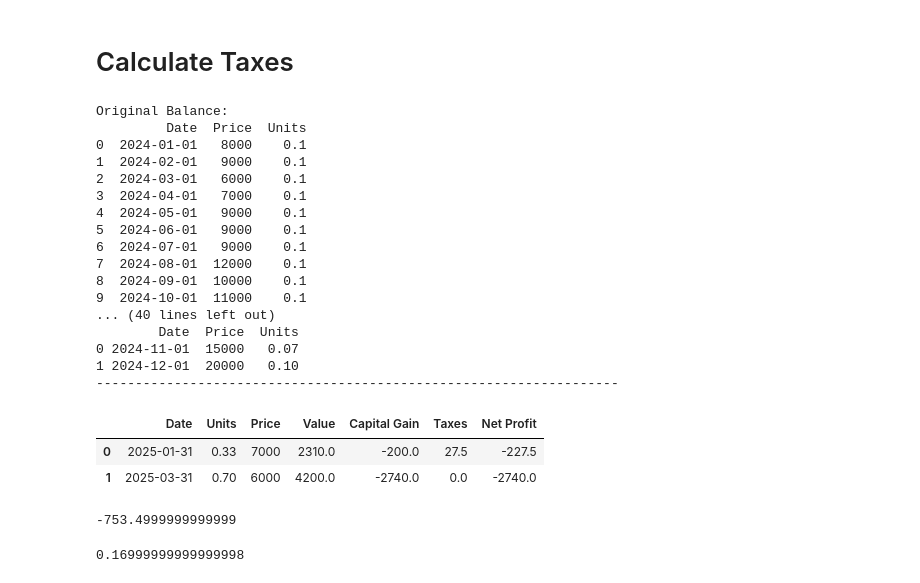
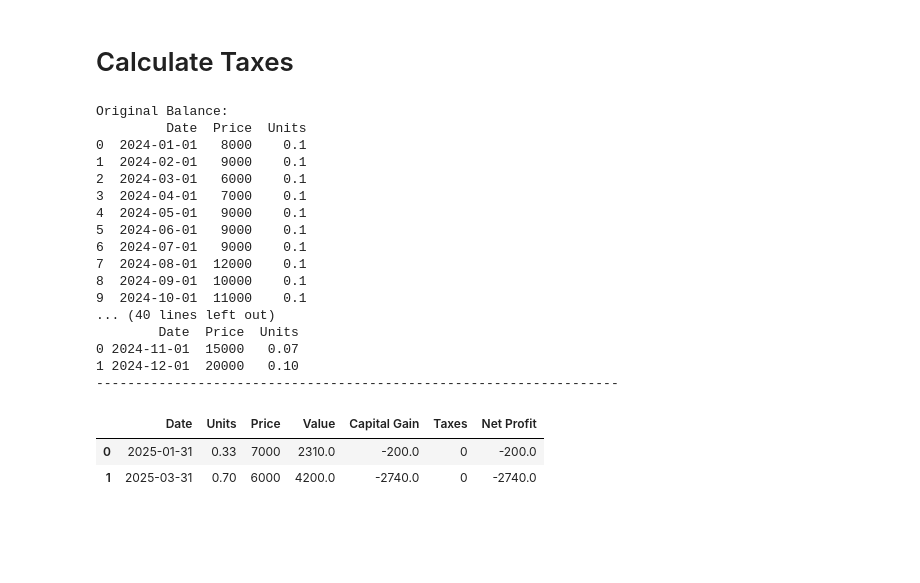
Before and after one commit to FedericoGentile/capital-gains-tax-calculator, a Jupyter notebook: tax_calculator_simulator.ipynb, the cells around one changed output. Drawn from its saved outputs; the diff is of its cells as text; code cells hidden in the pictures; blank space fills up the shorter version.

```diff
--- a/tax_calculator_simulator.ipynb
+++ b/tax_calculator_simulator.ipynb
@@ -256,8 +255,8 @@ for i, row_s in df_sales.iterrows():
       tot_units_sold = 0  # Keep track of how many units have been removed from balance
       total_units_to_sell = row_s['Units']  # Total units to sell
       units_to_sell = total_units_to_sell # Initialize value
-      capital_gains_list = [0] # Initliaze capital gains
-      taxes_list = [0] # Initliaze taxes
+      capital_gains = 0 # Initliaze capital gains
+      taxes = 0 # Initliaze taxes
       flag = False # Initialize flag to interrupt for loop when no more units to sell
       for j, row_b in df_balance_temp.iterrows():
         # check if first purchase in list is greater/less than units to sell
@@ -274,11 +273,7 @@ for i, row_s in df_sales.iterrows():
 
         # Calculate taxes only if capital gain is > 0
         capital_gain = units_sold*(row_s['Price'] - row_b['Price'])
-        capital_gains_list.append(capital_gain)
-        if capital_gain > 0:
-          taxes_list.append(capital_gain * TAX_RATE)
-        else:
-          taxes_list.append(0)
+        capital_gains += capital_gain
 
         if VERBOSE:
           print(f"Purchased {row_b['Units']} units at {row_b['Price']} and sold them at {row_s['Price']}. Capital gain {round(capital_gain,2)}")
@@ -287,9 +282,8 @@ for i, row_s in df_sales.iterrows():
         if flag:
           break
 
-      # Calculate total capital_gains and taxes
-      capital_gains = np.sum(capital_gains_list)
-      taxes = np.sum(taxes_list)
+      if capital_gains > 0:
+        taxes = capital_gains * TAX_RATE
 
       # Store profit/taxes infos in sales dataframe
       sales_infos.append({'Capital Gain':capital_gains,
@@ -319,36 +313,32 @@ for i, row_s in df_sales.iterrows():
     if VERBOSE:
       print("Updated Balance:")
       print(df_balance)
       print('-------------------------------------------------------------------\n')
   else:
     raise Exception(f"Too many units to be sold! {row_s['Units']} > {df_balance_temp['Units'].sum()}")
 
 # Add sales additional infos
 df_sales = df_sales.join(pd.DataFrame(sales_infos))
 
 df_sales
 # %% [output]
 Original Balance:
          Date  Price  Units
 0  2024-01-01   8000    0.1
 1  2024-02-01   9000    0.1
 2  2024-03-01   6000    0.1
 3  2024-04-01   7000    0.1
 4  2024-05-01   9000    0.1
 5  2024-06-01   9000    0.1
 6  2024-07-01   9000    0.1
 7  2024-08-01  12000    0.1
 8  2024-09-01  10000    0.1
 9  2024-10-01  11000    0.1
 ... (40 lines left out)
         Date  Price  Units
 0 2024-11-01  15000   0.07
 1 2024-12-01  20000   0.10
 -------------------------------------------------------------------
 |  | Date | Units | Price | Value | Capital Gain | Taxes | Net Profit |
-| 0 | 2025-01-31 | 0.33 | 7000 | 2310.0 | -200.0 | 27.5 | -227.5 |
-| 1 | 2025-03-31 | 0.70 | 6000 | 4200.0 | -2740.0 | 0.0 | -2740.0 |
+| 0 | 2025-01-31 | 0.33 | 7000 | 2310.0 | -200.0 | 0 | -200.0 |
+| 1 | 2025-03-31 | 0.70 | 6000 | 4200.0 | -2740.0 | 0 | -2740.0 |
-# %%
-capital_gains*TAX_RATE
-# %% [output]
--753.4999999999999
@@ -357,4 +344,0 @@ import numpy as np
-# %%
-1.2-0.7-0.33
-# %% [output]
-0.16999999999999998
```
Also changed, not shown: parts of 2 cells of this notebook.
